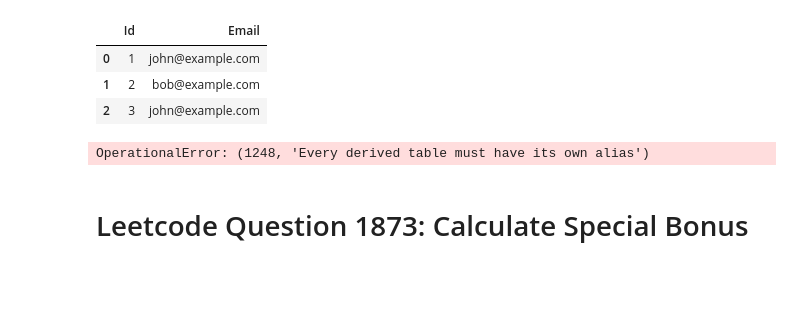
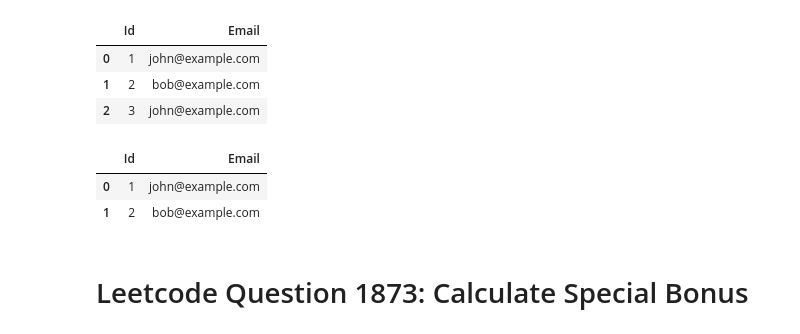
Before and after one commit to DanialArab/SQL, a Jupyter notebook: Leetcode_Database_Questions.ipynb, the cells around one changed output. Drawn from its saved outputs; the diff is of its cells as text; code cells hidden in the pictures; blank space fills up the shorter version.

```diff
--- a/Leetcode_Database_Questions.ipynb
+++ b/Leetcode_Database_Questions.ipynb
@@ -2661,15 +2661,22 @@ WHERE id NOT IN (
     SELECT MIN(id) as id_to_keep
     FROM Person
     GROUP BY Email
-  )
+  ) AS t
 
 )
 """)
 
 con.commit()
 cursor.close()
-# %% [output]
-OperationalError: (1248, 'Every derived table must have its own alias')
+# %%
+pd.read_sql("""
+SELECT *
+FROM Person
+""", con)
+# %% [output]
+|  | Id | Email |
+| 0 | 1 | john@example.com |
+| 1 | 2 | bob@example.com |
 # %% [markdown]
 # Leetcode Question 1873: Calculate Special Bonus
 # %%
```
Also changed, not shown: parts of 1 cell of this notebook.
